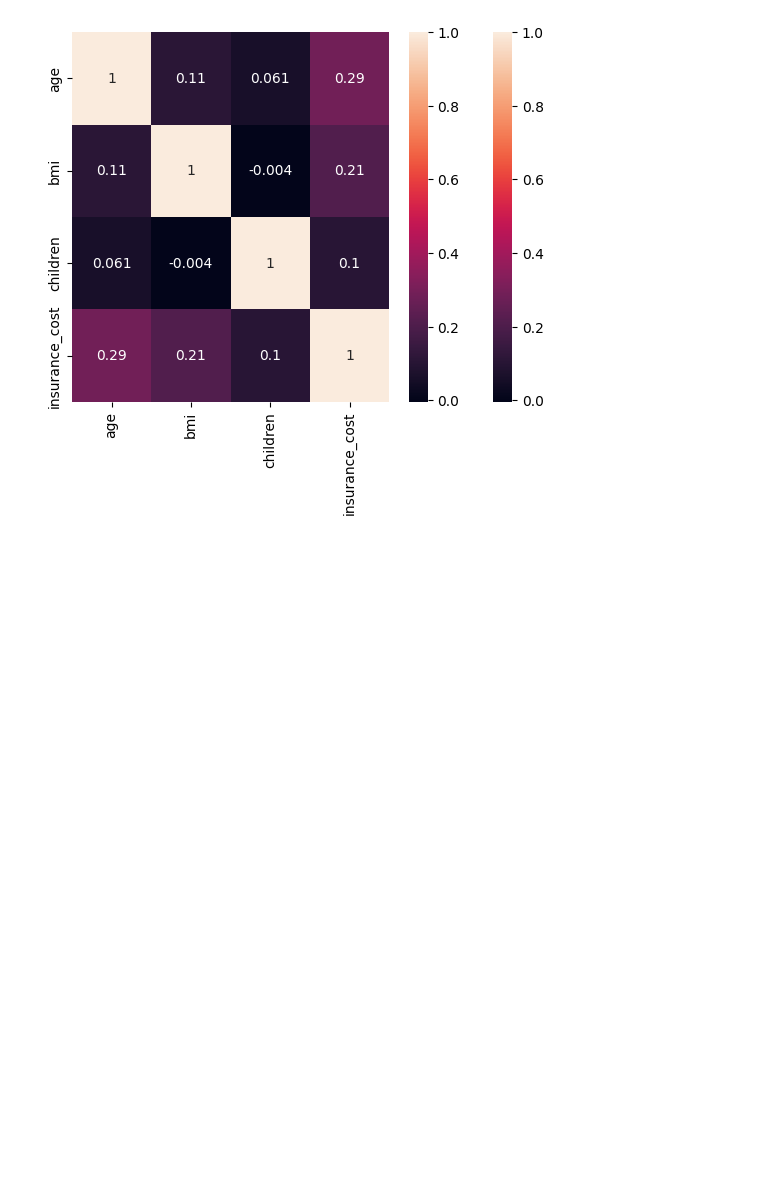
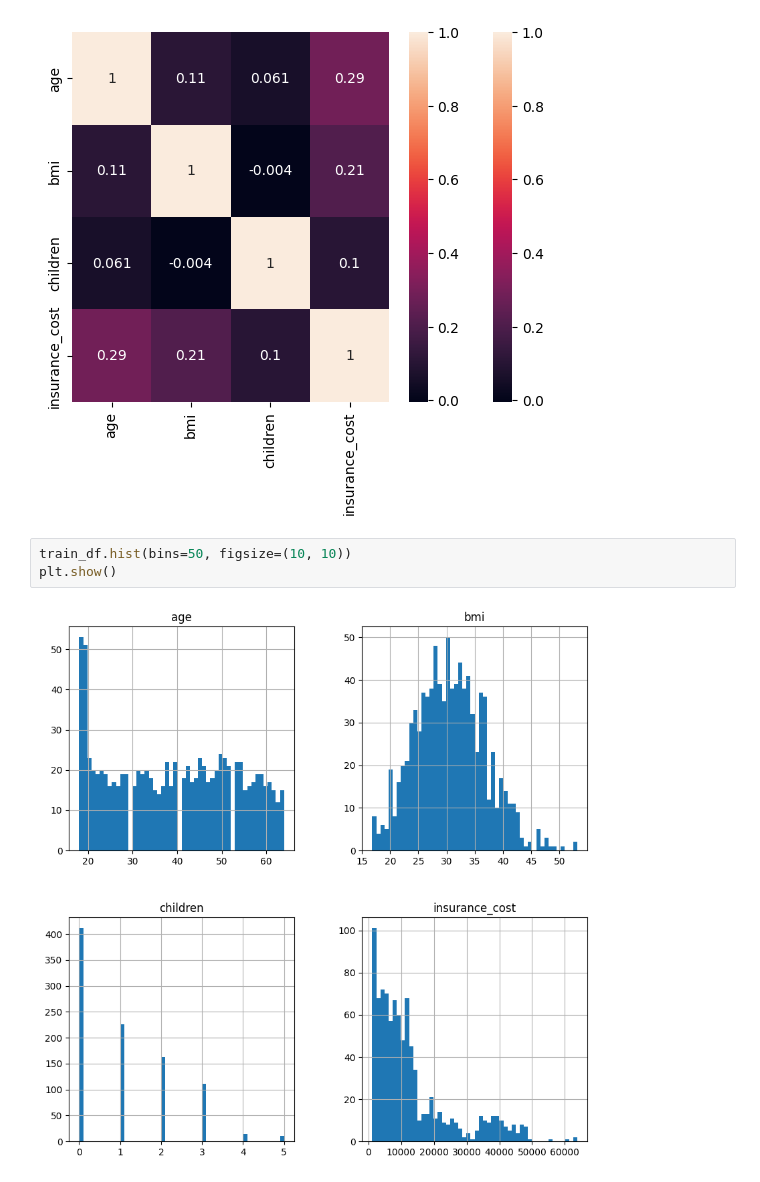
Before and after one commit to kristyan/data, a Jupyter notebook: e-tivity3/etivity3_regression.ipynb, the cells around one changed output. Cells and saved outputs as stored; diff of their text form; blank space fills up the shorter version.

```diff
--- a/e-tivity3/etivity3_regression.ipynb
+++ b/e-tivity3/etivity3_regression.ipynb
@@ -103,3 +162,8 @@ sns.heatmap(corr_matrix, annot=True)
 # %% [output]
 <Axes: >
 [figure]
+# %%
+train_df.hist(bins=50, figsize=(10, 10))
+plt.show()
+# %% [output]
+[figure, added]
```
Also changed, not shown: parts of 10 cells of this notebook.
